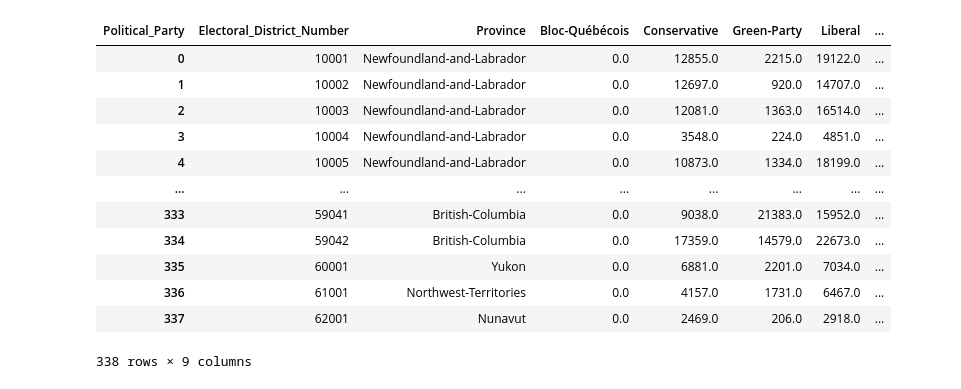
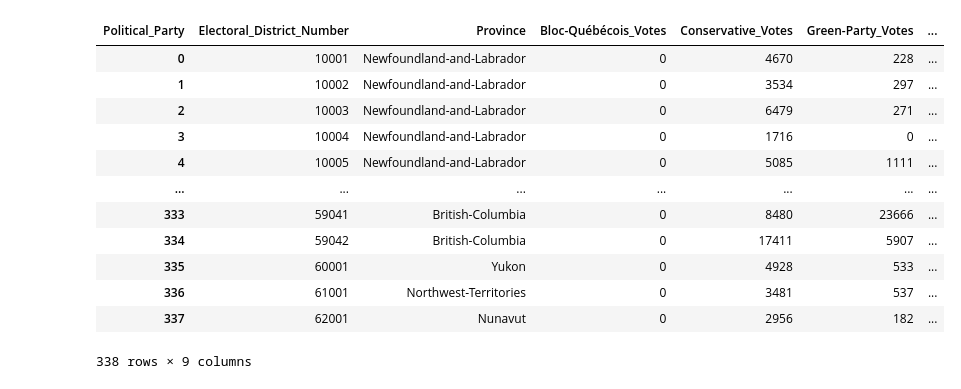
Before and after one commit to Chike-Ode/elections-research-project, a Jupyter notebook: notebooks/1.1 Election_Preprocessing_2015.ipynb, the cells around one changed output. Drawn from its saved outputs; the diff is of its cells as text; code cells hidden in the pictures.

Commit message:
Added Random Forest Model and cleaned election data

```diff
--- a/notebooks/2.2 Election_Preprocessing_2019.ipynb
+++ b/notebooks/1.1 Election_Preprocessing_2015.ipynb
@@ -6,7 +6,7 @@ from glob import glob
 import os
 import numpy as np
 # %%
-directory=os.getcwd().replace('notebooks','data\\raw\\elections\\2019\\')
+directory=os.getcwd().replace('notebooks','data\\raw\\elections\\2015\\')
 provinces=next(os.walk(directory))[1]
 df_list=[]
 for province in provinces:
@@ -198,20 +232,22 @@ Name: Position_1, dtype: int64
 # %%
 party_votes_df=pd.pivot(votes_df,values='Candidate_Poll_Votes_Count',index=['Electoral_District_Number','Province'],columns='Political_Party').reset_index()
 party_votes_df=party_votes_df.fillna(0)
+party_votes_df=party_votes_df.astype({'Bloc-Québécois': int, 'Conservative': int,'Green-Party': int, 'Liberal': int,'NDP-New-Democratic-Party': int, 'Other': int})
 party_votes_df['Vote_Total']=party_votes_df['Bloc-Québécois']+party_votes_df['Conservative']+party_votes_df['Green-Party']+party_votes_df['Liberal']+party_votes_df['NDP-New-Democratic-Party']+party_votes_df['Other']
+party_votes_df.rename(columns={'Bloc-Québécois': 'Bloc-Québécois_Votes', 'Conservative': 'Conservative_Votes','Green-Party': 'Green-Party_Votes', 'Liberal': 'Liberal_Votes','NDP-New-Democratic-Party': 'NDP-New-Democratic-Party_Votes', 'Other': 'Other_Votes'}, inplace=True)
 party_votes_df
 # %% [output]
-| Political_Party | Electoral_District_Number | Province | Bloc-Québécois | Conservative | Green-Party | Liberal | ... |
-| 0 | 10001 | Newfoundland-and-Labrador | 0.0 | 12855.0 | 2215.0 | 19122.0 | ... |
-| 1 | 10002 | Newfoundland-and-Labrador | 0.0 | 12697.0 | 920.0 | 14707.0 | ... |
-| 2 | 10003 | Newfoundland-and-Labrador | 0.0 | 12081.0 | 1363.0 | 16514.0 | ... |
-| 3 | 10004 | Newfoundland-and-Labrador | 0.0 | 3548.0 | 224.0 | 4851.0 | ... |
-| 4 | 10005 | Newfoundland-and-Labrador | 0.0 | 10873.0 | 1334.0 | 18199.0 | ... |
-| ... | ... | ... | ... | ... | ... | ... | ... |
-| 333 | 59041 | British-Columbia | 0.0 | 9038.0 | 21383.0 | 15952.0 | ... |
-| 334 | 59042 | British-Columbia | 0.0 | 17359.0 | 14579.0 | 22673.0 | ... |
-| 335 | 60001 | Yukon | 0.0 | 6881.0 | 2201.0 | 7034.0 | ... |
-| 336 | 61001 | Northwest-Territories | 0.0 | 4157.0 | 1731.0 | 6467.0 | ... |
-| 337 | 62001 | Nunavut | 0.0 | 2469.0 | 206.0 | 2918.0 | ... |
+| Political_Party | Electoral_District_Number | Province | Bloc-Québécois_Votes | Conservative_Votes | Green-Party_Votes | ... |
+| 0 | 10001 | Newfoundland-and-Labrador | 0 | 4670 | 228 | ... |
+| 1 | 10002 | Newfoundland-and-Labrador | 0 | 3534 | 297 | ... |
+| 2 | 10003 | Newfoundland-and-Labrador | 0 | 6479 | 271 | ... |
+| 3 | 10004 | Newfoundland-and-Labrador | 0 | 1716 | 0 | ... |
+| 4 | 10005 | Newfoundland-and-Labrador | 0 | 5085 | 1111 | ... |
+| ... | ... | ... | ... | ... | ... | ... |
+| 333 | 59041 | British-Columbia | 0 | 8480 | 23666 | ... |
+| 334 | 59042 | British-Columbia | 0 | 17411 | 5907 | ... |
+| 335 | 60001 | Yukon | 0 | 4928 | 533 | ... |
+| 336 | 61001 | Northwest-Territories | 0 | 3481 | 537 | ... |
+| 337 | 62001 | Nunavut | 0 | 2956 | 182 | ... |
 338 rows × 9 columns
 # %%
```
Also changed, not shown: parts of 15 cells of this notebook, 8 other files.
